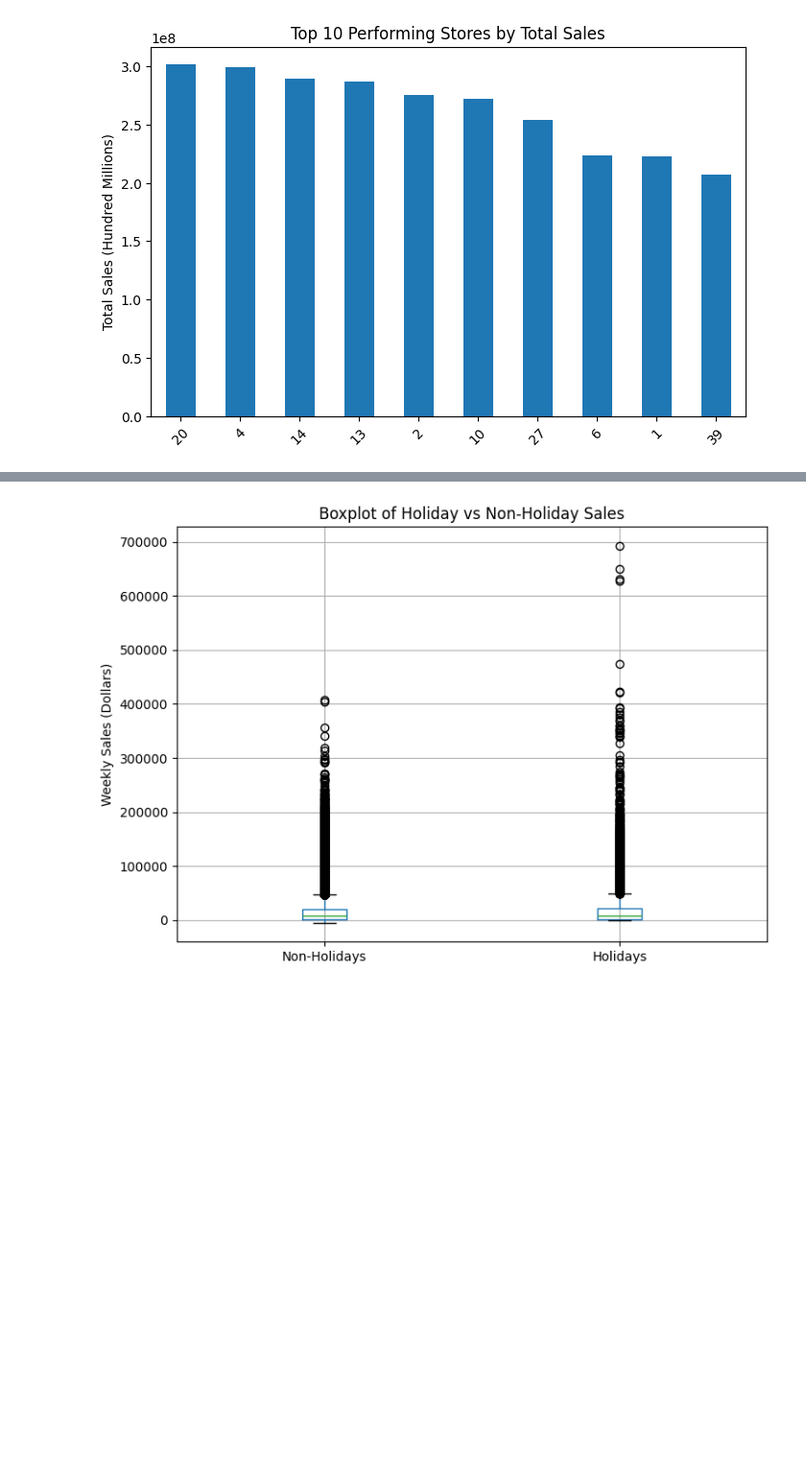
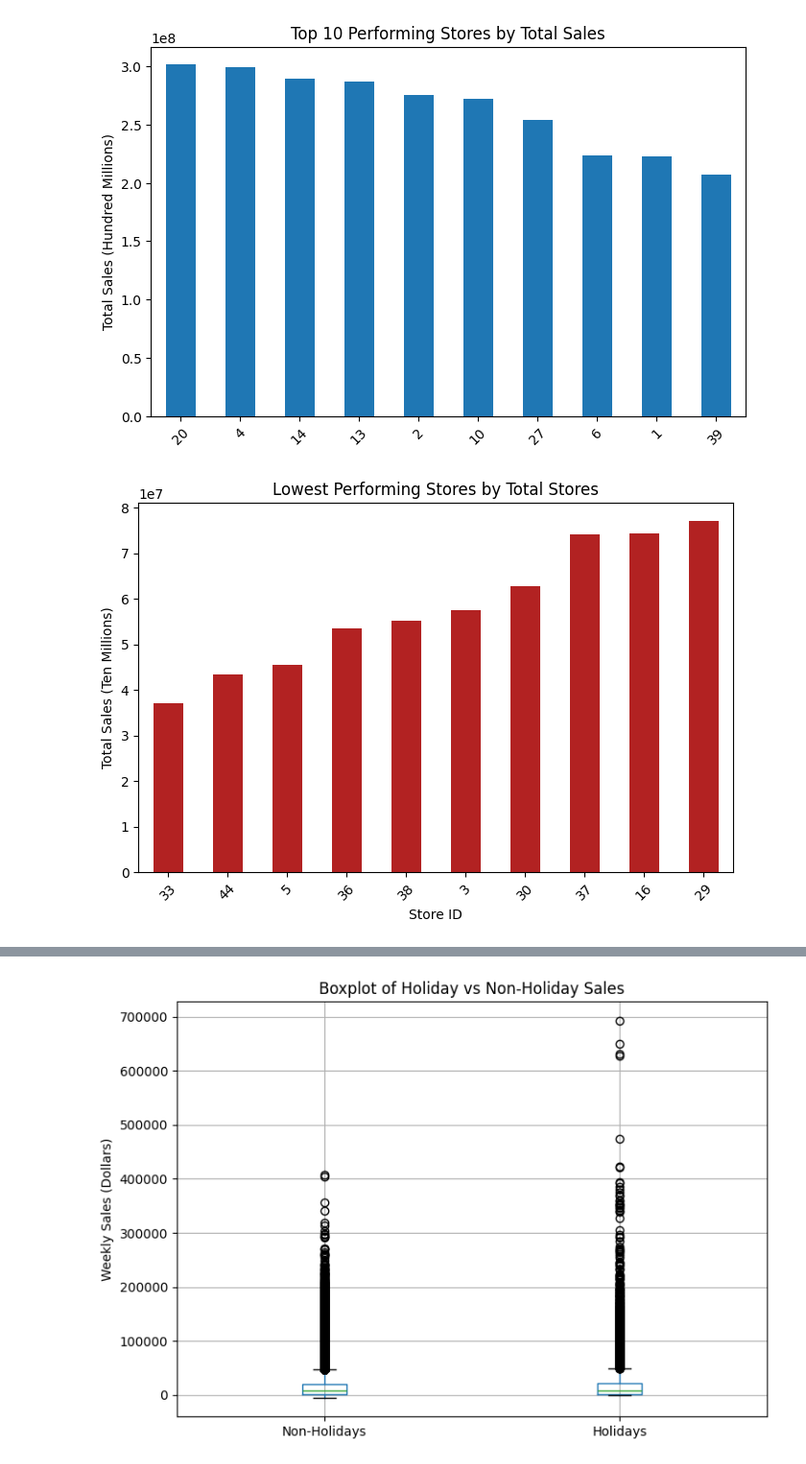
Before and after one commit to DavidO1621/Walmart-kpi-project, a Jupyter notebook: notebooks/01_EDA.ipynb, the cells around one changed output, grey strips where cells are left out. Shown at 96% size. Drawn from its saved outputs; the diff is of its cells as text; code cells hidden in the pictures; blank space fills up the shorter version.

```diff
--- a/notebooks/01_EDA.ipynb
+++ b/notebooks/01_EDA.ipynb
@@ -133,6 +135,25 @@ plt.xticks(rotation=45)
 plt.show()
 # %% [output]
 [figure]
+# %%
+#10 least performing stores in sales
+least_sales_stores = (df.groupby('Store')['Weekly_Sales']
+                        .sum()
+                        .sort_values(ascending= True)
+                        .head(10)
+)
+ax = least_sales_stores.plot(
+    kind ='bar',
+    color ='firebrick',
+    figsize =(8,5),
+    title='Lowest Performing Stores by Total Stores'
+)
+ax.set_ylabel('Total Sales (Ten Millions)')
+ax.set_xlabel('Store ID')
+plt.xticks(rotation =45)
+plt.show()
+# %% [output]
+[figure, added]
 # %%
 holiday_sales_df =(
     df.groupby('IsHoliday')['Weekly_Sales']
```
Also changed, not shown: parts of 3 cells of this notebook.
